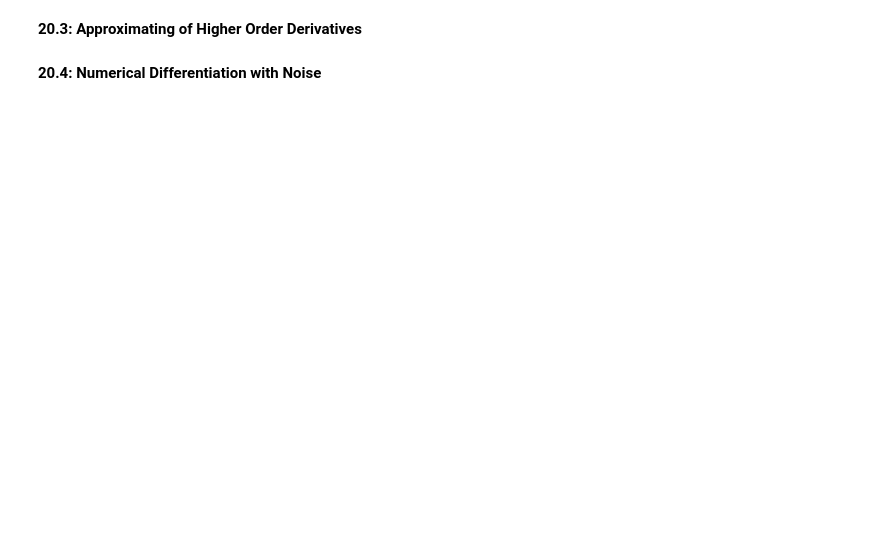
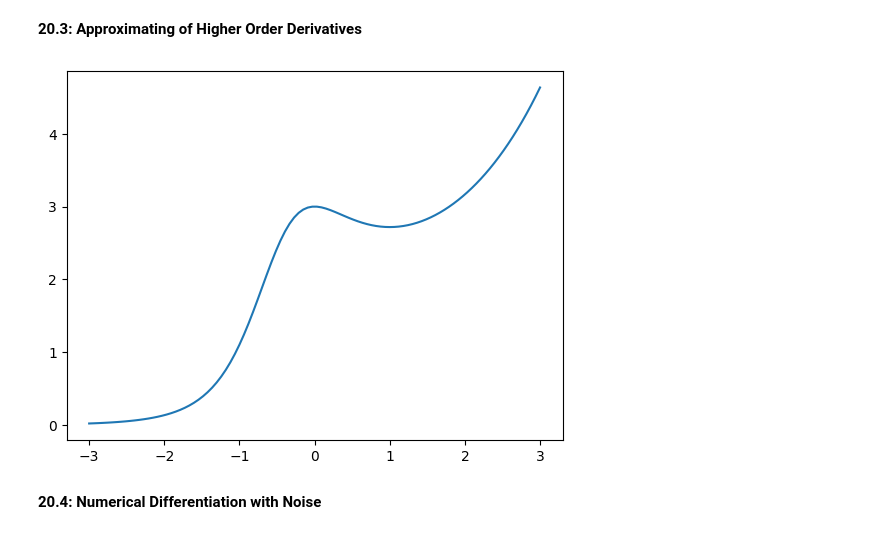
Before and after one commit to CalebaR/MAT-421, a Jupyter notebook: ModuleF.ipynb, the cells around one changed output. Drawn from its saved outputs; the diff is of its cells as text; code cells hidden in the pictures; blank space fills up the shorter version.

```diff
--- a/ModuleF.ipynb
+++ b/ModuleF.ipynb
@@ -9,4 +100,16 @@ Numerical differentiation is used to approximate the derivative of a function at
 # %% [markdown]
 **20.3: Approximating of Higher Order Derivatives**
+# %%
+# helpful source: https://patrickwalls.github.io/mathematicalpython/differentiation/differentiation/
+
+from scipy.misc import derivative #this also uses central difference
+
+
+x = np.linspace(-3,3,100)
+f = lambda x: 3*np.exp(x) / (x**2 + x + 1)
+y = f(x)
+plt.plot(x,y);
+# %% [output]
+[figure, added]
 # %% [markdown]
 **20.4: Numerical Differentiation with Noise**
```
Also changed, not shown: parts of 5 cells of this notebook.
